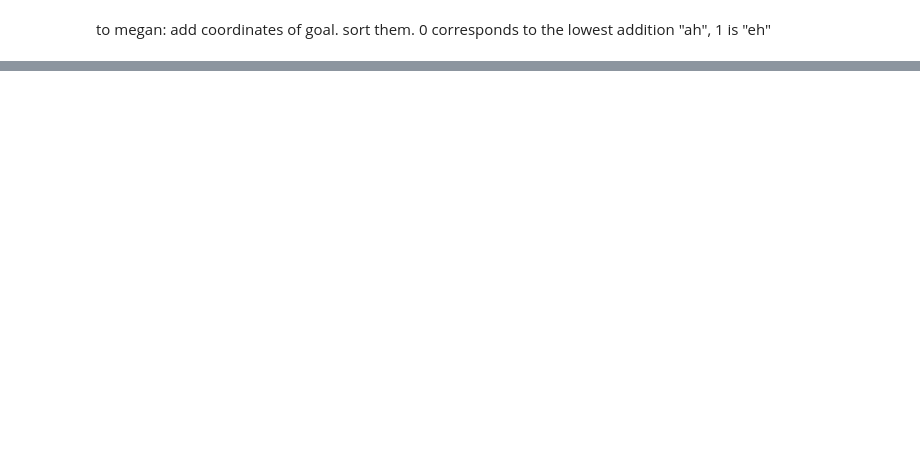
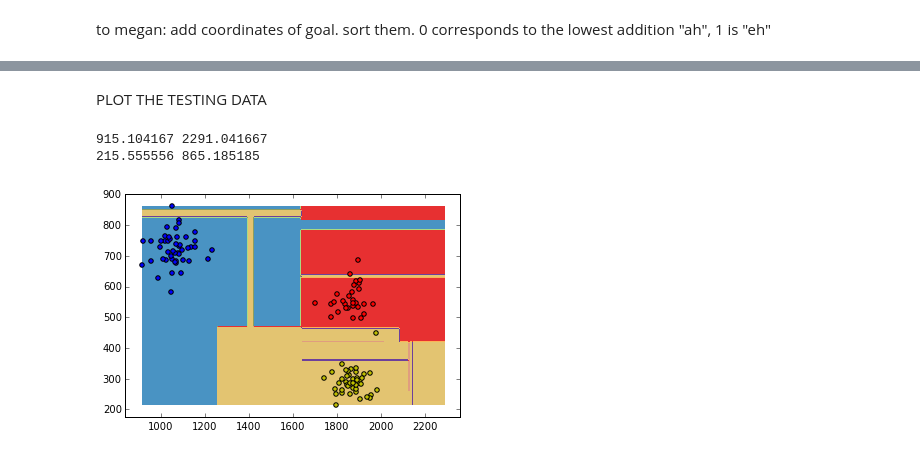
Before and after one commit to akeshavan/touchscreen_ml, a Jupyter notebook: project.ipynb, the cells around one changed output, grey strips where cells are left out. Drawn from its saved outputs; the diff is of its cells as text; code cells hidden in the pictures; blank space fills up the shorter version.

```diff
--- a/project.ipynb
+++ b/project.ipynb
@@ -98,0 +162,23 @@ sio.savemat("s12_pred.mat", {"y_pred": y_pred})
+# %% [markdown]
+PLOT THE TESTING DATA
+# %%
+#plot the decision boundary
+plot_step = 5
+plot_colors = "bry"
+n_classes = 3
+x_min, x_max = X[:,0].min(), X[:,0].max()
+y_min, y_max = X[:,1].min(), X[:,1].max()
+print x_min, x_max
+print y_min, y_max
+xx,yy = np.meshgrid(np.arange(x_min, x_max, plot_step), np.arange(y_min, y_max, plot_step))
+Z = tree_clf.predict(np.c_[xx.ravel(),yy.ravel()])
+Z=Z.reshape(xx.shape)
+cs = plt.contourf(xx,yy,Z, cmap=plt.cm.Paired)
+for i, color in zip(range(n_classes), plot_colors):
+    idx = np.where(tested_results == i)
+    plt.scatter(X_test[idx, 0], X_test[idx, 1], c=color, cmap=plt.cm.Paired)
+plt.show()
+# %% [output]
+915.104167 2291.041667
+215.555556 865.185185
+[figure, added]
```
Also changed, not shown: parts of 18 cells of this notebook.
